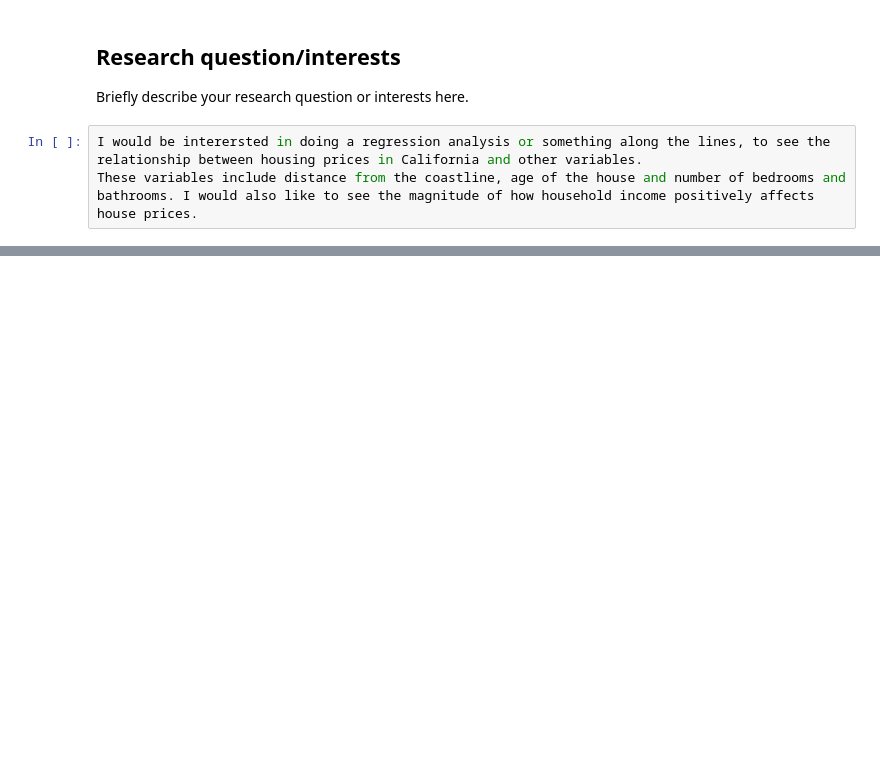
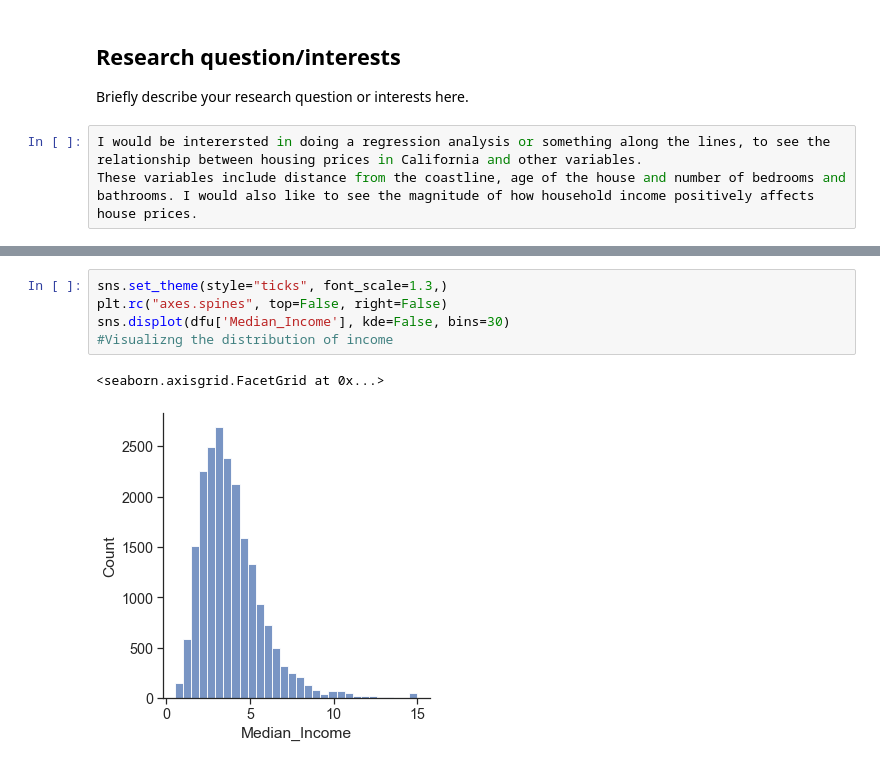
Before and after one commit to abeeto/project-group14-DATA301, a Jupyter notebook: notebooks/analysis2.ipynb, the cells around one changed output, grey strips where cells are left out. Saved outputs shown, nothing was run; the diff lists cells and outputs as text; blank space fills up the shorter version.

```diff
--- a/notebooks/analysis2.ipynb
+++ b/notebooks/analysis2.ipynb
@@ -23,0 +79,8 @@ house.head()
+# %%
+sns.set_theme(style="ticks", font_scale=1.3,)
+plt.rc("axes.spines", top=False, right=False)
+sns.displot(dfu['Median_Income'], kde=False, bins=30)
+#Visualizng the distribution of income
+# %% [output]
+<seaborn.axisgrid.FacetGrid at 0x...>
+[figure, added]
```
Also changed, not shown: parts of 25 cells of this notebook, 1 other file.
